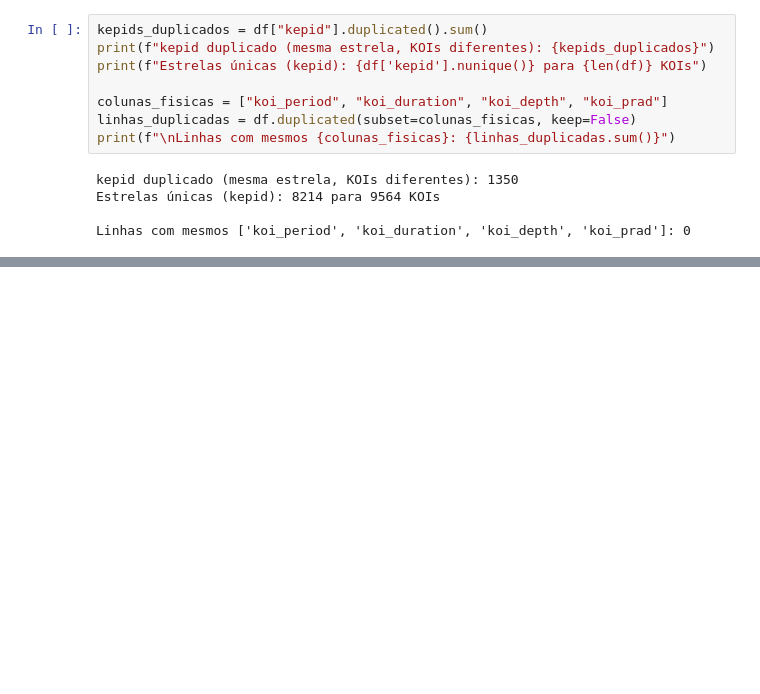
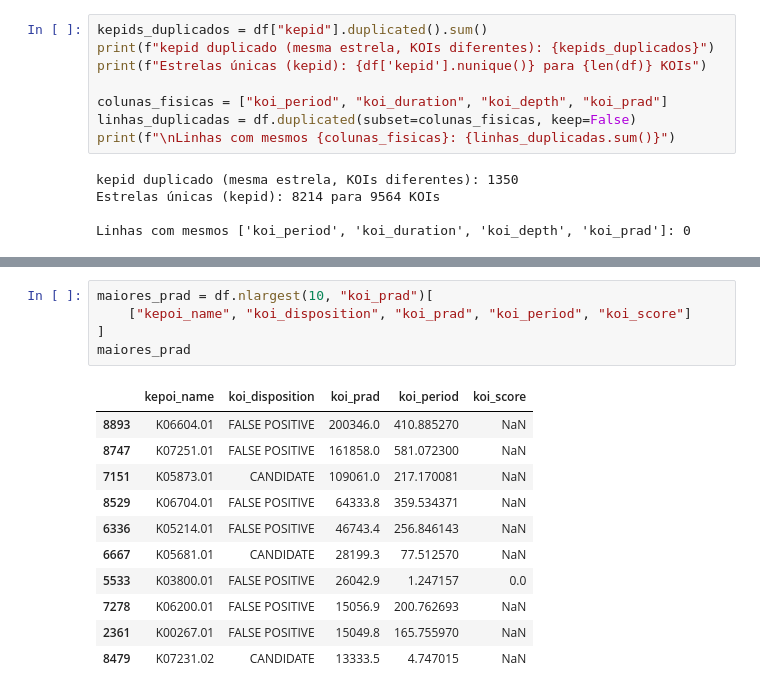
Before and after one commit to israelgoncalvesx/exopredict-cloud, a Jupyter notebook: notebooks/01_eda.ipynb, the cells around one changed output, grey strips where cells are left out. Saved outputs shown, nothing was run; the diff lists cells and outputs as text; blank space fills up the shorter version.

```diff
--- a/notebooks/01_eda.ipynb
+++ b/notebooks/01_eda.ipynb
@@ -177,0 +225,17 @@ Linhas com mesmos ['koi_period', 'koi_duration', 'koi_depth', 'koi_prad']: 0
+# %%
+maiores_prad = df.nlargest(10, "koi_prad")[
+    ["kepoi_name", "koi_disposition", "koi_prad", "koi_period", "koi_score"]
+]
+maiores_prad
+# %% [output]
+|  | kepoi_name | koi_disposition | koi_prad | koi_period | koi_score |
+| 8893 | K06604.01 | FALSE POSITIVE | 200346.0 | 410.885270 | NaN |
+| 8747 | K07251.01 | FALSE POSITIVE | 161858.0 | 581.072300 | NaN |
+| 7151 | K05873.01 | CANDIDATE | 109061.0 | 217.170081 | NaN |
+| 8529 | K06704.01 | FALSE POSITIVE | 64333.8 | 359.534371 | NaN |
+| 6336 | K05214.01 | FALSE POSITIVE | 46743.4 | 256.846143 | NaN |
+| 6667 | K05681.01 | CANDIDATE | 28199.3 | 77.512570 | NaN |
+| 5533 | K03800.01 | FALSE POSITIVE | 26042.9 | 1.247157 | 0.0 |
+| 7278 | K06200.01 | FALSE POSITIVE | 15056.9 | 200.762693 | NaN |
+| 2361 | K00267.01 | FALSE POSITIVE | 15049.8 | 165.755970 | NaN |
+| 8479 | K07231.02 | CANDIDATE | 13333.5 | 4.747015 | NaN |
```
Also changed, not shown: parts of 3 cells of this notebook, 2 other files.
